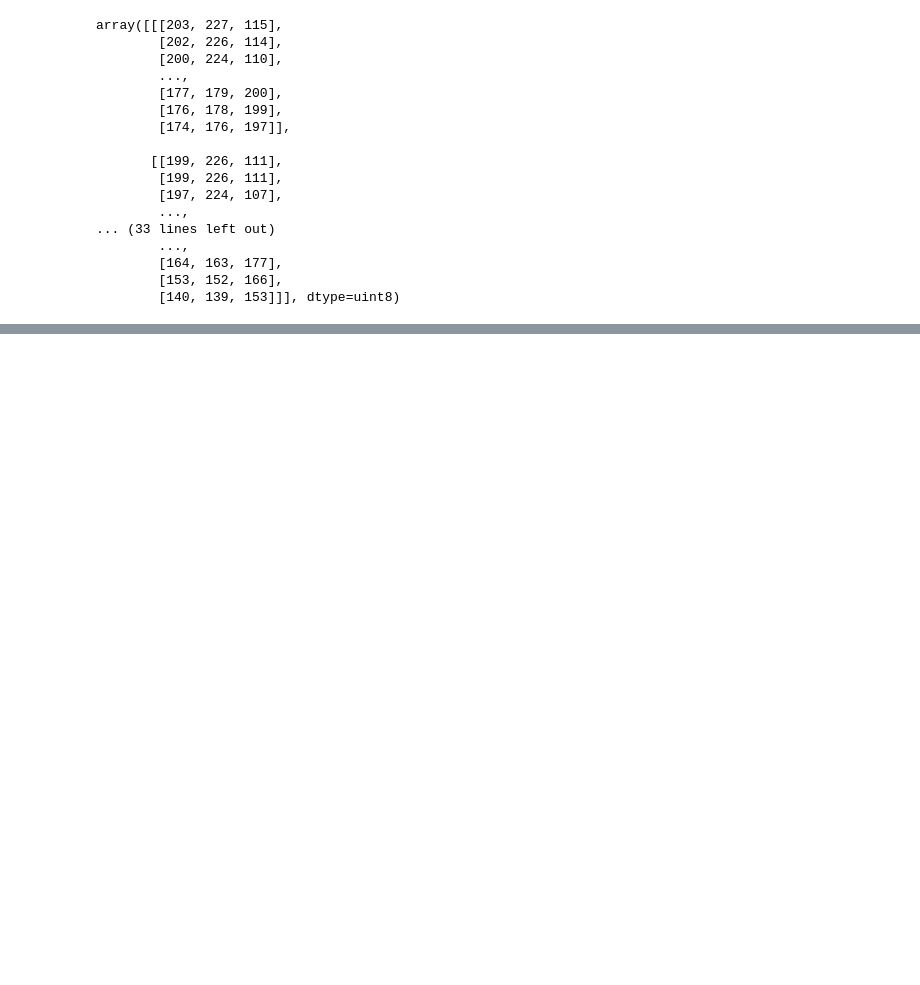
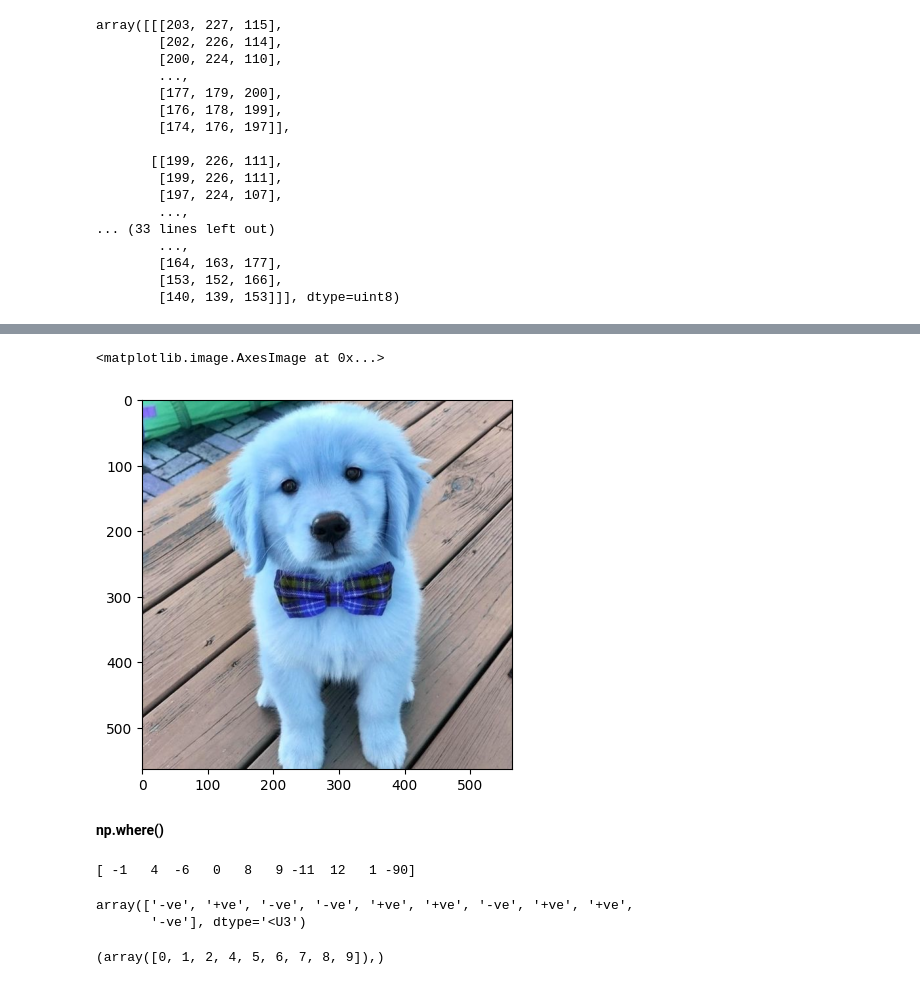
Before and after one commit to Jayaprakash1710/Module-7-Common-Core-Foundations-NS, a Jupyter notebook: Numpy_4_Misc_Topicsipynb.ipynb, the cells around one changed output, grey strips where cells are left out. Cells and saved outputs as stored; diff of their text form; code cells hidden in the pictures; blank space fills up the shorter version.

```diff
--- a/Numpy_4_Misc_Topicsipynb.ipynb
+++ b/Numpy_4_Misc_Topicsipynb.ipynb
@@ -158,0 +178,21 @@ array([[[203, 227, 115],
+# %%
+plt.imshow(dog[::,::,::-1])
+# %% [output]
+<matplotlib.image.AxesImage at 0x...>
+[figure, added]
+# %% [markdown]
+**np.where()**
+# %%
+a=np.array([-1,4,-6,0,8,9,-11,12,1,-90])
+print(a)
+# %% [output]
+[ -1   4  -6   0   8   9 -11  12   1 -90]
+# %%
+np.where(a>0,"+ve","-ve")
+# %% [output]
+array(['-ve', '+ve', '-ve', '-ve', '+ve', '+ve', '-ve', '+ve', '+ve',
+       '-ve'], dtype='<U3')
+# %%
+np.where(a) #returns index of non-zero numbers
+# %% [output]
+(array([0, 1, 2, 4, 5, 6, 7, 8, 9]),)
```
Also changed, not shown: parts of 22 cells of this notebook.
